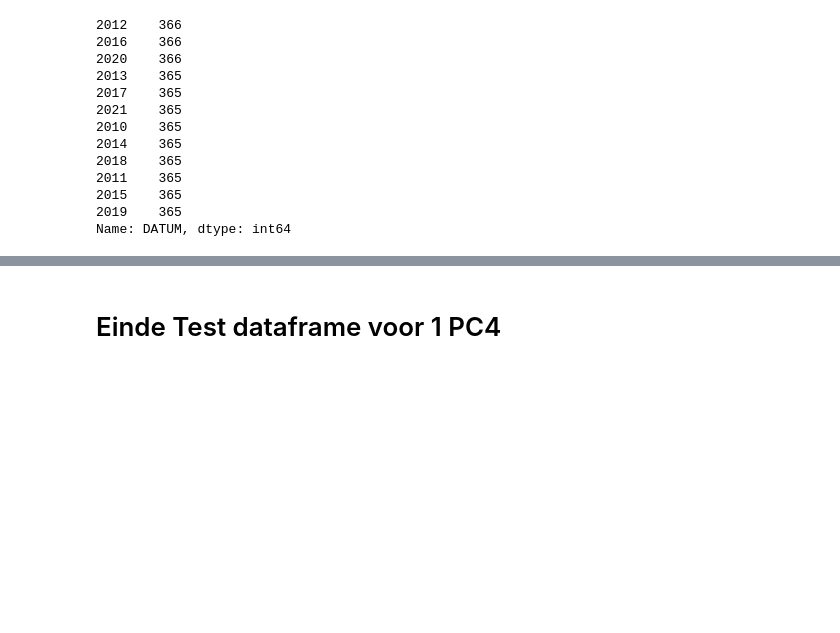
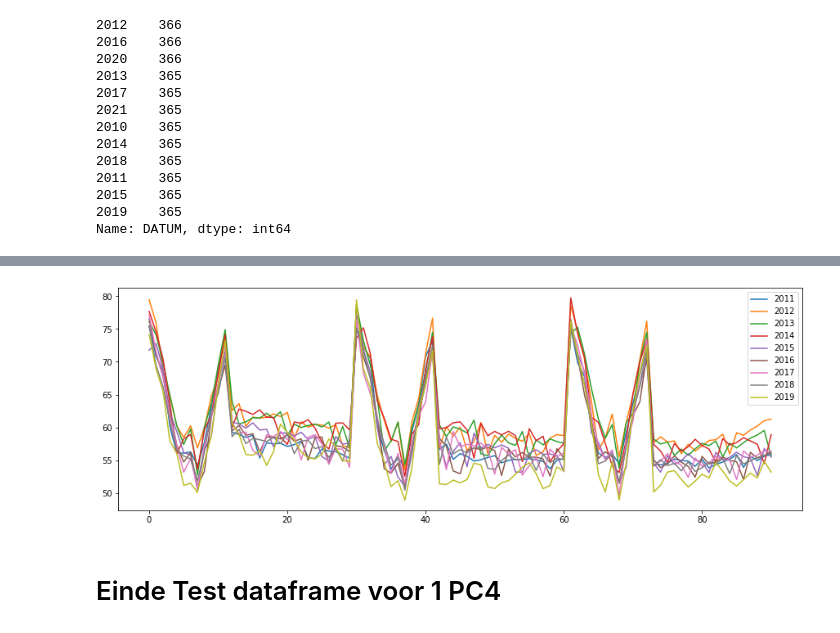
Before and after one commit to processminery/jads_enexis, a Jupyter notebook: notebooks/Kleinverbruik x NEDU.ipynb, the cells around one changed output, grey strips where cells are left out. Cells and saved outputs as stored; diff of their text form; code cells hidden in the pictures; blank space fills up the shorter version.

```diff
--- a/notebooks/Kleinverbruik x NEDU.ipynb
+++ b/notebooks/Kleinverbruik x NEDU.ipynb
@@ -201,3 +235,25 @@ plot_df(df_sample_pc4, x=df_sample_pc4.index, y=df_sample_pc4['VERBRUIK'], title
+# %%
+# Set start and end dates mm-dd
+start_date='04-01'
+end_date ='06-30'
+
+# Set year range
+start_year = 2011
+end_year = 2019
+
+
+# set up plot
+fig, ax = plt.subplots(figsize=(15,5))
+
+# Loop over years in year_range
+for year in range(start_year,end_year+1):
+    start_index = str(year)+'-'+start_date
+    end_index = str(year)+'-'+end_date
+    df=df_sample_pc4[start_index:end_index].reset_index()
+    ax.plot(df['VERBRUIK'], label=str(year))
+    ax.legend()
+# %% [output]
+[figure, added]
 # %%
 data_processed_location = '../data/processed'
 
```
Also changed, not shown: parts of 13 cells of this notebook, 2 other files.
